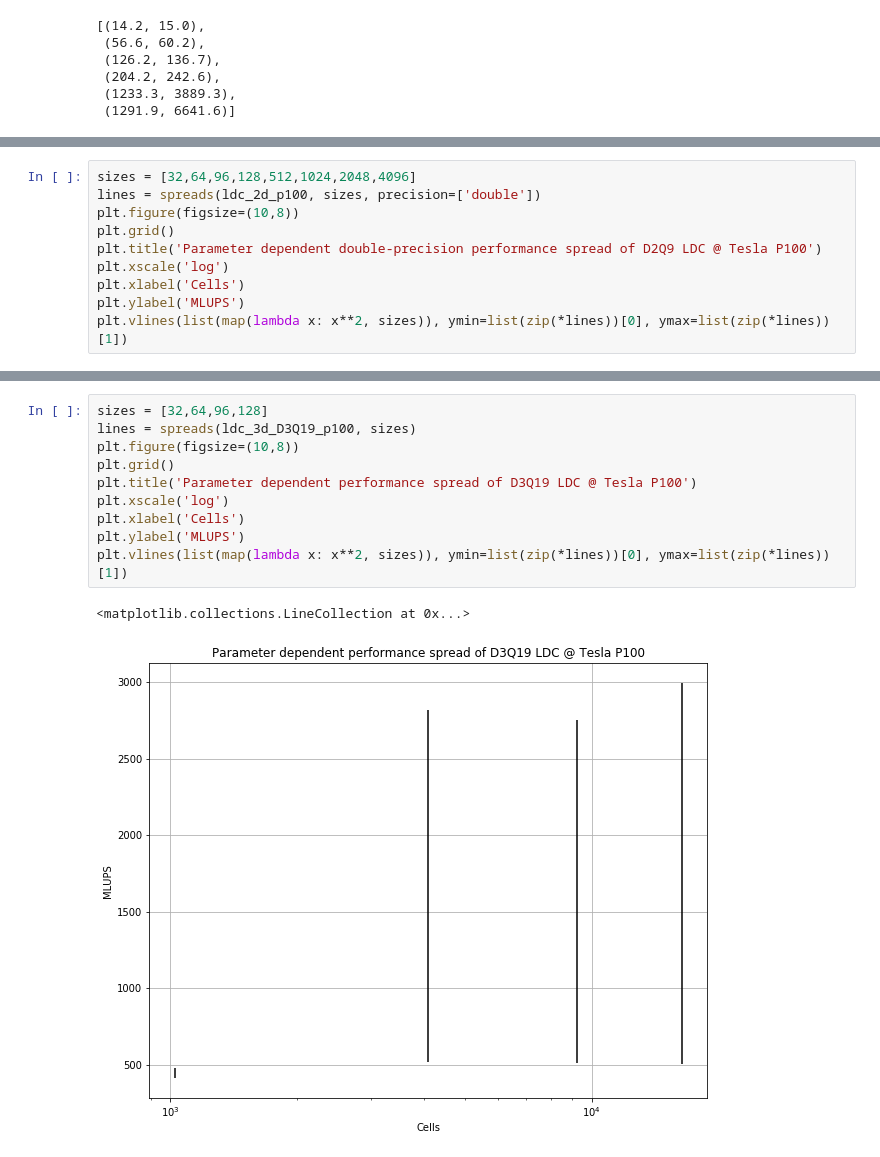
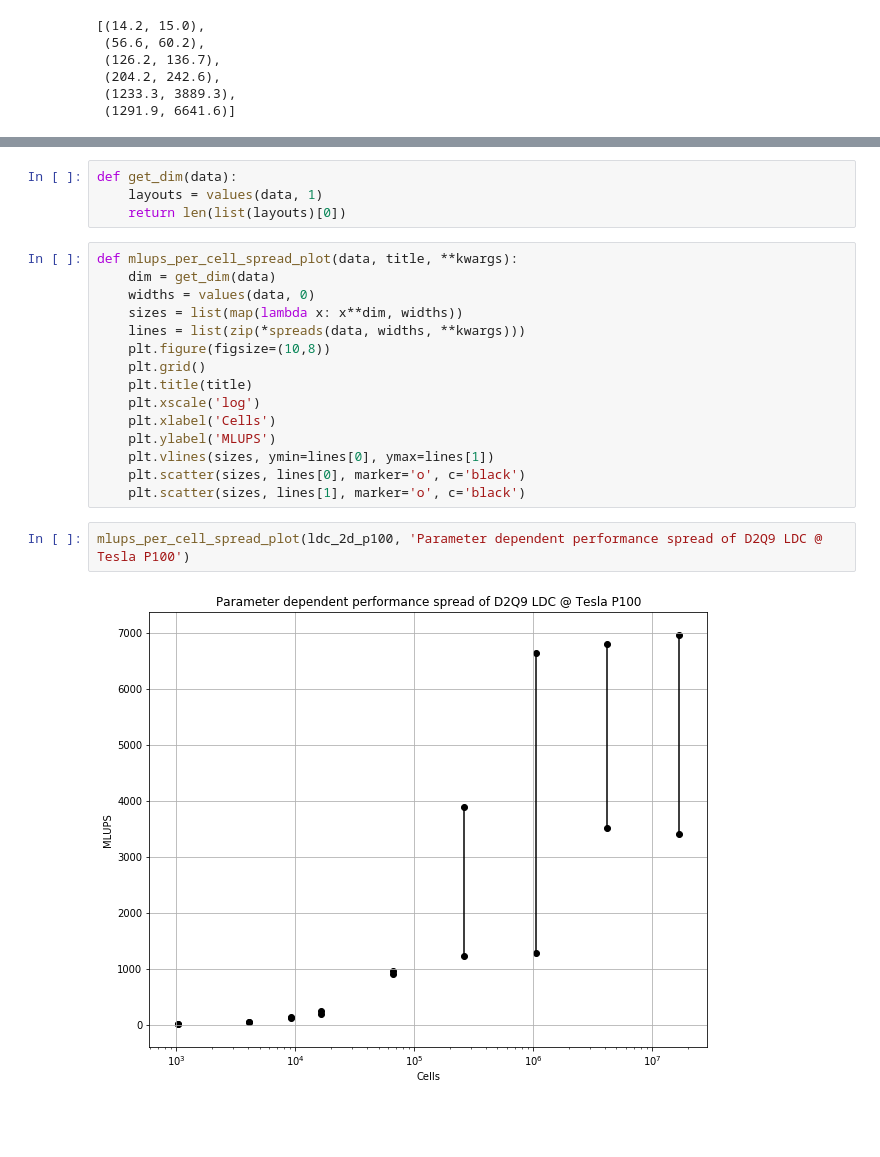
Before and after one commit to KnairdA/symlbm_playground, a Jupyter notebook: notebook/ldc_benchmark.ipynb, the cells around one changed output, grey strips where cells are left out. Saved outputs shown, nothing was run; the diff lists cells and outputs as text; blank space fills up the shorter version.

```diff
--- a/notebook/ldc_benchmark.ipynb
+++ b/notebook/ldc_benchmark.ipynb
@@ -195,10 +132,0 @@ plt.vlines(list(map(lambda x: x**2, sizes)), ymin=list(zip(*lines))[0], ymax=lis
-# %%
-sizes = [32,64,96,128,512,1024,2048,4096]
-lines = spreads(ldc_2d_p100, sizes, precision=['double'])
-plt.figure(figsize=(10,8))
-plt.grid()
-plt.title('Parameter dependent double-precision performance spread of D2Q9 LDC @ Tesla P100')
-plt.xscale('log')
-plt.xlabel('Cells')
-plt.ylabel('MLUPS')
-plt.vlines(list(map(lambda x: x**2, sizes)), ymin=list(zip(*lines))[0], ymax=list(zip(*lines))[1])
@@ -208,13 +133,23 @@ plt.vlines(list(map(lambda x: x**2, sizes)), ymin=list(zip(*lines))[0], ymax=lis
+# %%
+def get_dim(data):
+    layouts = values(data, 1)
+    return len(list(layouts)[0])
 # %%
-sizes = [32,64,96,128]
-lines = spreads(ldc_3d_D3Q19_p100, sizes)
-plt.figure(figsize=(10,8))
-plt.grid()
-plt.title('Parameter dependent performance spread of D3Q19 LDC @ Tesla P100')
-plt.xscale('log')
-plt.xlabel('Cells')
-plt.ylabel('MLUPS')
-plt.vlines(list(map(lambda x: x**2, sizes)), ymin=list(zip(*lines))[0], ymax=list(zip(*lines))[1])
+def mlups_per_cell_spread_plot(data, title, **kwargs):
+    dim = get_dim(data)
+    widths = values(data, 0)
+    sizes = list(map(lambda x: x**dim, widths))
+    lines = list(zip(*spreads(data, widths, **kwargs)))
+    plt.figure(figsize=(10,8))
+    plt.grid()
+    plt.title(title)
+    plt.xscale('log')
+    plt.xlabel('Cells')
+    plt.ylabel('MLUPS')
+    plt.vlines(sizes, ymin=lines[0], ymax=lines[1])
+    plt.scatter(sizes, lines[0], marker='o', c='black')
+    plt.scatter(sizes, lines[1], marker='o', c='black')
-# %% [output]
-<matplotlib.collections.LineCollection at 0x...>
-[figure, removed]
+# %%
+mlups_per_cell_spread_plot(ldc_2d_p100, 'Parameter dependent performance spread of D2Q9 LDC @ Tesla P100')
+# %% [output]
+[figure, added]
```
Also changed, not shown: parts of 26 cells of this notebook.
